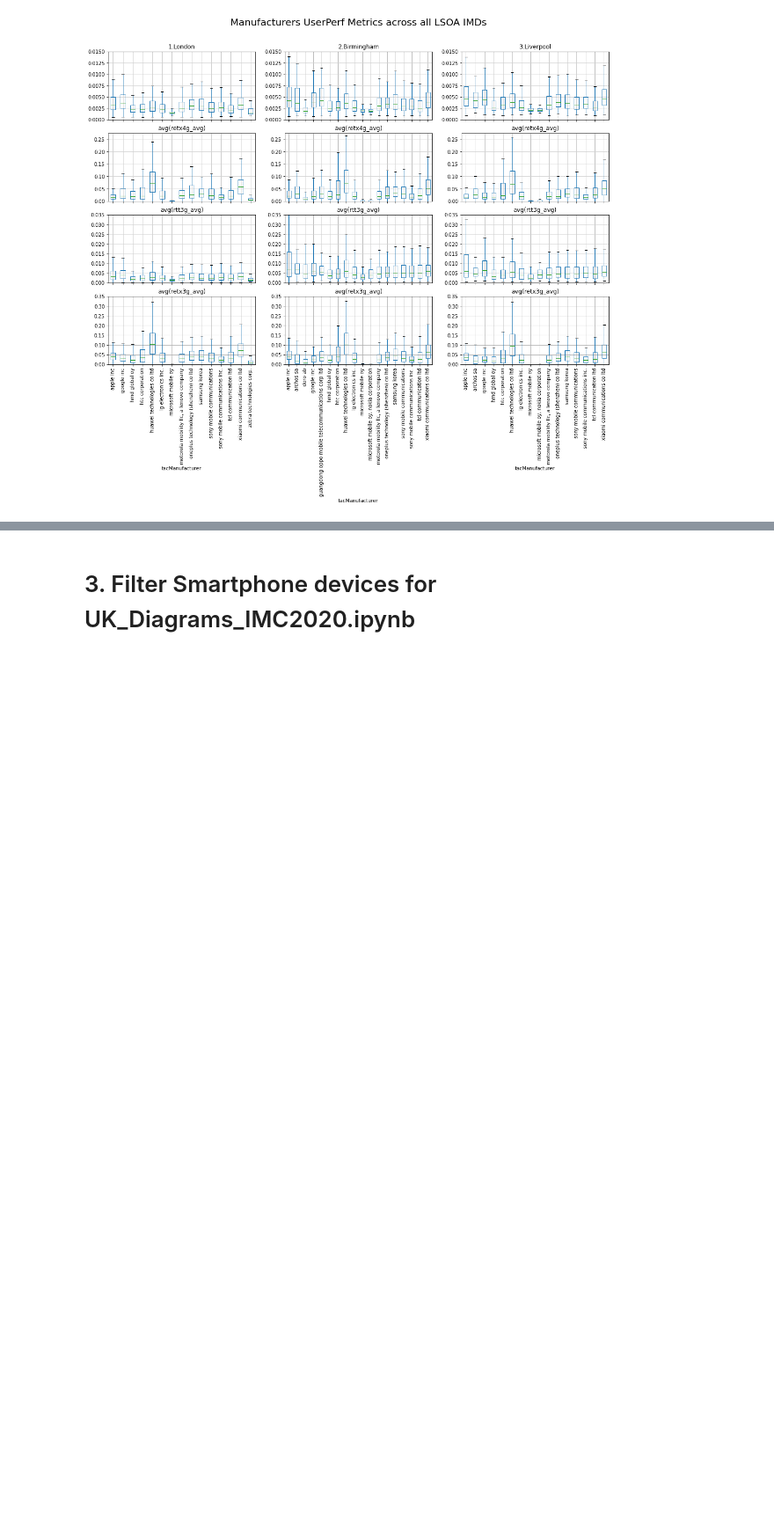
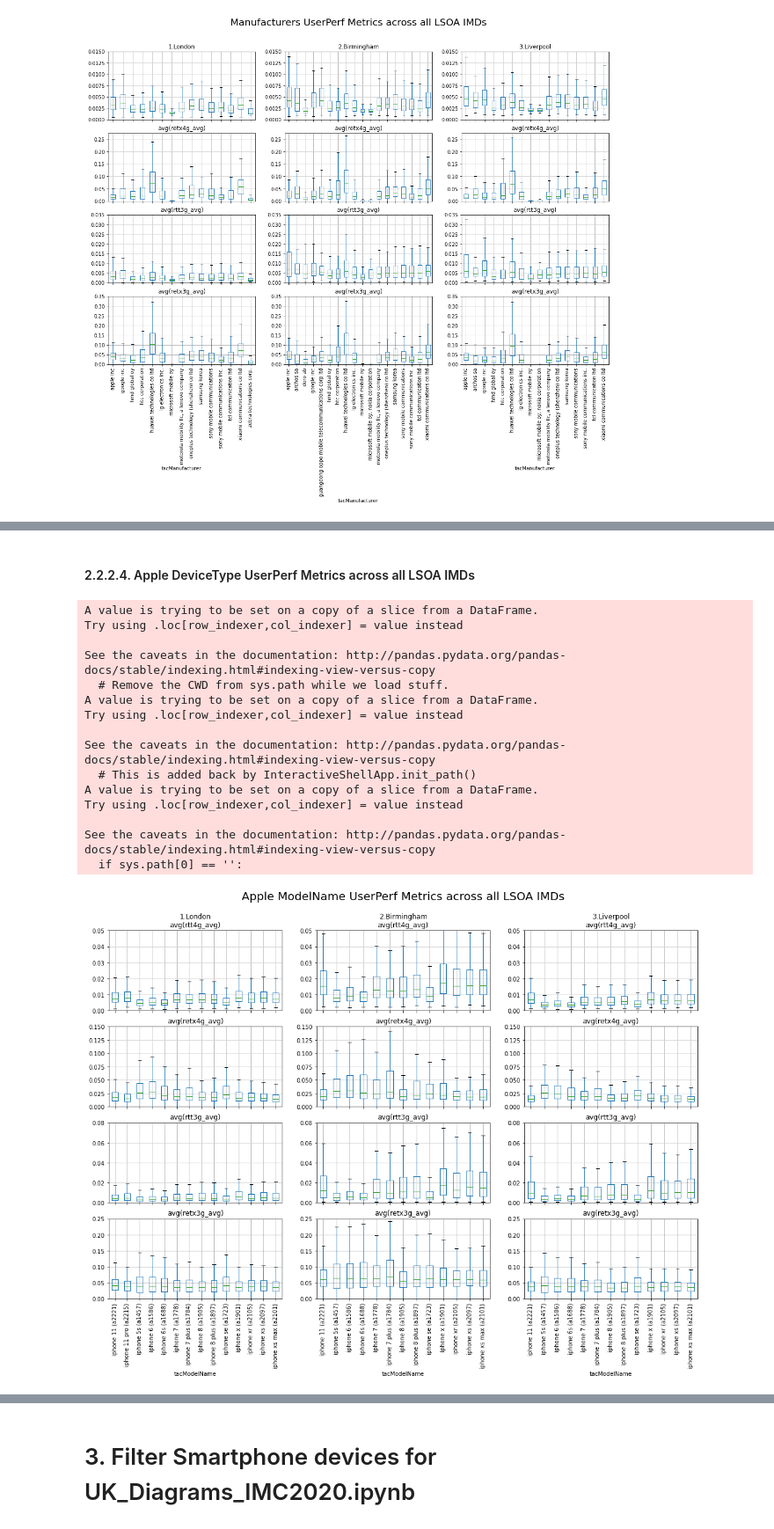
Before and after one commit to 5uperpalo/Telefonica, a Jupyter notebook: IMC2020/UK_Devices.ipynb, the cells around one changed output, grey strips where cells are left out. Shown at 88% size. Drawn from its saved outputs; the diff is of its cells as text; code cells hidden in the pictures; blank space fills up the shorter version.

```diff
--- a/IMC2020/UK_Devices.ipynb
+++ b/IMC2020/UK_Devices.ipynb
@@ -408,0 +596,61 @@ ax[0,2].set_title('3.Liverpool');
+# %% [markdown]
+#### 2.2.2.4. Apple DeviceType UserPerf Metrics across all LSOA IMDs
+# %%
+fig, ax = plt.subplots(4, 3, figsize=(18, 12), facecolor='w', edgecolor='k')
+
+def applyPlotStyle(ax):
+    ax.yaxis.grid(True, linestyle='-', which='both', color='lightgrey')
+    ax.set_xlabel('')
+    ax.set_xticklabels('')
+
+metrics_list = ['avg(rtt4g_avg)','avg(retx4g_avg)','avg(rtt3g_avg)', 'avg(retx3g_avg)']
+for column in metrics_list:
+    london_userperf_apple[column] = london_userperf_apple[column]/london_userperf_apple[column].max()
+    birmingham_userperf_apple[column] = birmingham_userperf_apple[column]/birmingham_userperf_apple[column].max()
+    liverpool_userperf_apple[column] = liverpool_userperf_apple[column]/liverpool_userperf_apple[column].max()
+
+for i in range(len(metrics_list)):
+    london_userperf_apple.boxplot(column=metrics_list[i], by='tacModelName', showfliers = False, ax = ax[i,0], rot=90)
+    birmingham_userperf_apple.boxplot(column=metrics_list[i], by='tacModelName', showfliers = False, ax = ax[i,1], rot=90)
+    liverpool_userperf_apple.boxplot(column=metrics_list[i], by='tacModelName', showfliers = False, ax = ax[i,2], rot=90)
+    if i!=3:
+        applyPlotStyle(ax[i,0])
+        applyPlotStyle(ax[i,1])
+        applyPlotStyle(ax[i,2])
+    if i==0:
+        ax[i,0].set_ylim([0,0.05])
+        ax[i,1].set_ylim([0,0.05])
+        ax[i,2].set_ylim([0,0.05])
+    if i==1:
+        ax[i,0].set_ylim([0,0.15])
+        ax[i,1].set_ylim([0,0.15])
+        ax[i,2].set_ylim([0,0.15])
+    if i==2:
+        ax[i,0].set_ylim([0,0.08])
+        ax[i,1].set_ylim([0,0.08])
+        ax[i,2].set_ylim([0,0.08])
+    if i==3:
+        ax[i,0].set_ylim([0,0.25])
+        ax[i,1].set_ylim([0,0.25])
+        ax[i,2].set_ylim([0,0.25])
+fig.suptitle('Apple ModelName UserPerf Metrics across all LSOA IMDs', size=20)
+ax[0,0].set_title('1.London\navg(rtt4g_avg)')
+ax[0,1].set_title('2.Birmingham\navg(rtt4g_avg)')
+ax[0,2].set_title('3.Liverpool\navg(rtt4g_avg)');
+# %% [output]
+A value is trying to be set on a copy of a slice from a DataFrame.
+Try using .loc[row_indexer,col_indexer] = value instead
+
+See the caveats in the documentation: http://pandas.pydata.org/pandas-docs/stable/indexing.html#indexing-view-versus-copy
+  # Remove the CWD from sys.path while we load stuff.
+A value is trying to be set on a copy of a slice from a DataFrame.
+Try using .loc[row_indexer,col_indexer] = value instead
+
+See the caveats in the documentation: http://pandas.pydata.org/pandas-docs/stable/indexing.html#indexing-view-versus-copy
+  # This is added back by InteractiveShellApp.init_path()
+A value is trying to be set on a copy of a slice from a DataFrame.
+Try using .loc[row_indexer,col_indexer] = value instead
+
+See the caveats in the documentation: http://pandas.pydata.org/pandas-docs/stable/indexing.html#indexing-view-versus-copy
+  if sys.path[0] == '':
+[figure, added]
```
Also changed, not shown: parts of 18 cells of this notebook.
